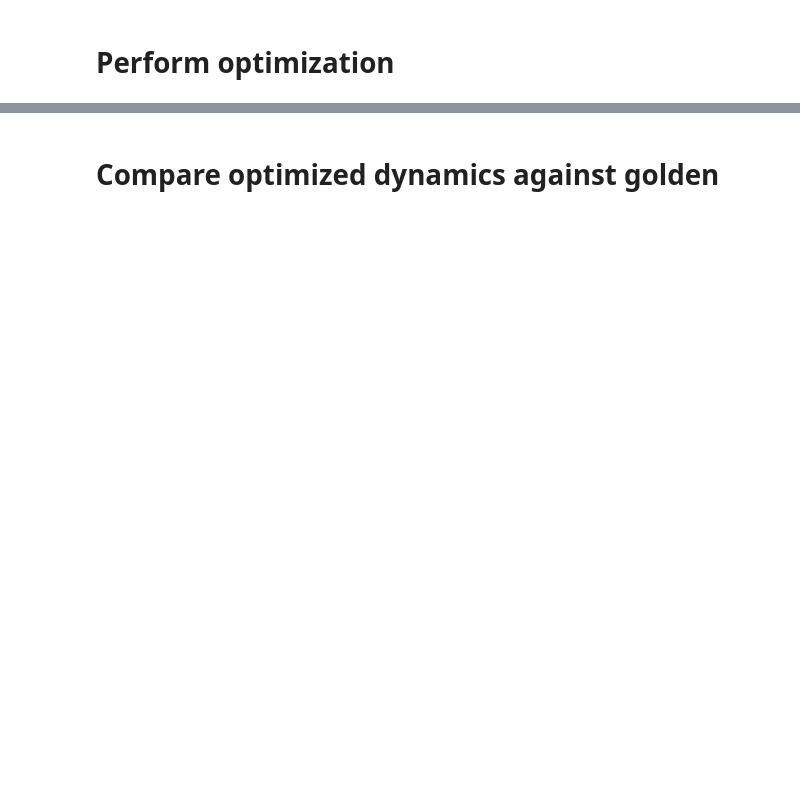
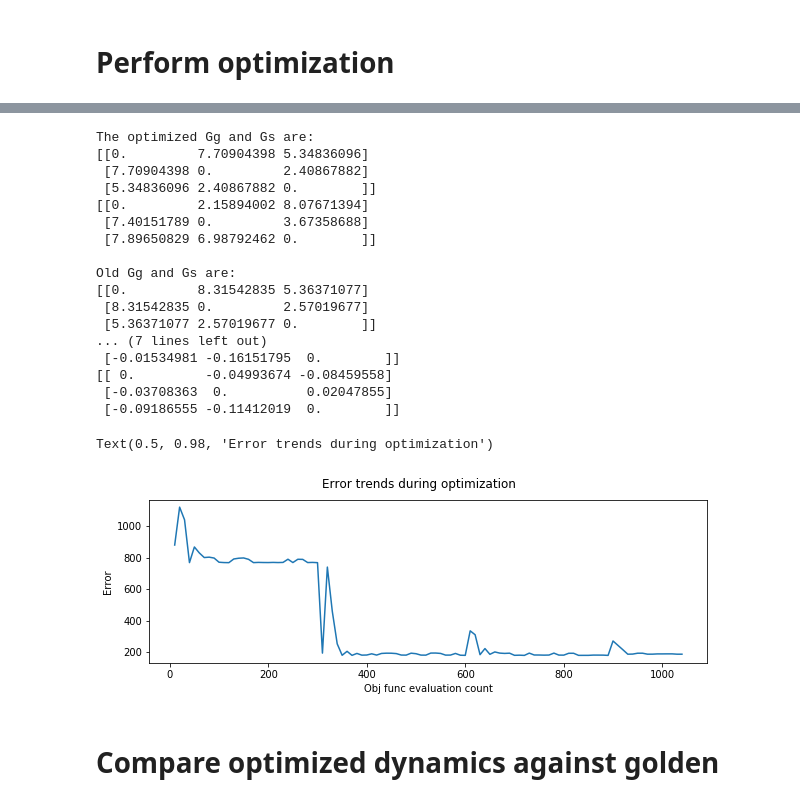
Before and after one commit to sjonany/c-elegans-connectome-opt, a Jupyter notebook: analysis/connectome_opt.ipynb, the cells around one changed output, grey strips where cells are left out. Cells and saved outputs as stored; diff of their text form; code cells hidden in the pictures; blank space fills up the shorter version.

Commit message:
Plot optimization error rate as we do more iterations. So far only trust-constr manages to produce reasonable tracking.

```diff
--- a/analysis/connectome_opt.ipynb
+++ b/analysis/connectome_opt.ipynb
@@ -93,26 +112,31 @@ init_cond_compact = connectomes.model_to_compact_param(init_Gg, init_Gs, N)
 obj_fun = create_obj_fun(N, preprocessed_gold_dyn, eval_ts)
 bnds = [(0, 10)] * len(init_cond_compact)
 
+"""
+These methods are discarded:
+Doesn't handle bounds. Documentation says: L-BFGS-B, TNC, SLSQP and trust-constr
+- BFGS
+- Powell
+- Nelder-Mead
+"""
+
 # See the options from here
 # https://docs.scipy.org/doc/scipy-0.13.0/reference/generated/scipy.optimize.show_options.html
 def optimize_with_SLSQP():
   return minimize(obj_fun, init_cond_compact, method='SLSQP', bounds=bnds,
-                  options={'maxiter':2})
+                  options={'maxiter':100})
 
 def optimize_with_L_BFGS_B():
   return minimize(obj_fun, init_cond_compact, method='L-BFGS-B', bounds=bnds,
-                  options={'maxiter':2})
+                  options={'maxiter':10})
 
-def optimize_with_Powell():
-  options = {}
-  # options={'maxfev':2}
-  return minimize(obj_fun, init_cond_compact, method='Powell', bounds=bnds, options=options)
+def optimize_with_TNC():
+  return minimize(obj_fun, init_cond_compact, method='TNC', bounds=bnds,
+                  options={'maxiter':10})
 
-def optimize_with_Nelder_mead():
-  options = {}
-  # options={'maxfev':2}
-  return minimize(obj_fun, init_cond_compact, method='Nelder-Mead', bounds=bnds, options=options)
-
+def optimize_with_trust_constr():
+  return minimize(obj_fun, init_cond_compact, method='trust-constr', bounds=bnds,
+                  options={'maxiter':100})
 
 def optimize_with_basin_hopping():
   minimizer_kwargs = {"method":"Powell", "bounds":bnds}
@@ -120,6 +144,6 @@ def optimize_with_basin_hopping():
   return basinhopping(obj_fun, init_cond_compact, minimizer_kwargs=minimizer_kwargs)
 
 start_time = time.time()
-res = optimize_with_basin_hopping()
+res = optimize_with_trust_constr()
 print("Total optimization time = %.2fs" % (time.time() - start_time))
 print(res)
@@ -126,8 +168,34 @@ print(res)
 # %%
 new_Gg, new_Gs = connectomes.compact_to_model_param(res.x, N)
 print("The optimized Gg and Gs are:\n%s\n%s\n" % (new_Gg, new_Gs))
 print("Old Gg and Gs are:\n%s\n%s\n" % (init_Gg, init_Gs))
 print("The difference matrices are:\n%s\n%s\n" % (new_Gg-init_Gg, new_Gs-init_Gs))
+
+fig, ax = plt.subplots(nrows=1, ncols=1, figsize=(10, 3))
+ax.plot(eval_times, errors)
+ax.set_xlabel('Obj func evaluation count')
+ax.set_ylabel('Error')
+fig.suptitle("Error trends during optimization")
+# %% [output]
+The optimized Gg and Gs are:
+[[0.         7.70904398 5.34836096]
+ [7.70904398 0.         2.40867882]
+ [5.34836096 2.40867882 0.        ]]
+[[0.         2.15894002 8.07671394]
+ [7.40151789 0.         3.67358688]
+ [7.89650829 6.98792462 0.        ]]
+
+Old Gg and Gs are:
+[[0.         8.31542835 5.36371077]
+ [8.31542835 0.         2.57019677]
+ [5.36371077 2.57019677 0.        ]]
+... (7 lines left out)
+ [-0.01534981 -0.16151795  0.        ]]
+[[ 0.         -0.04993674 -0.08459558]
+ [-0.03708363  0.          0.02047855]
+ [-0.09186555 -0.11412019  0.        ]]
+Text(0.5, 0.98, 'Error trends during optimization')
+[figure, added]
 # %% [markdown]
 # Compare optimized dynamics against golden
 # %%
```
Also changed, not shown: parts of 6 cells of this notebook, 1 other file.
